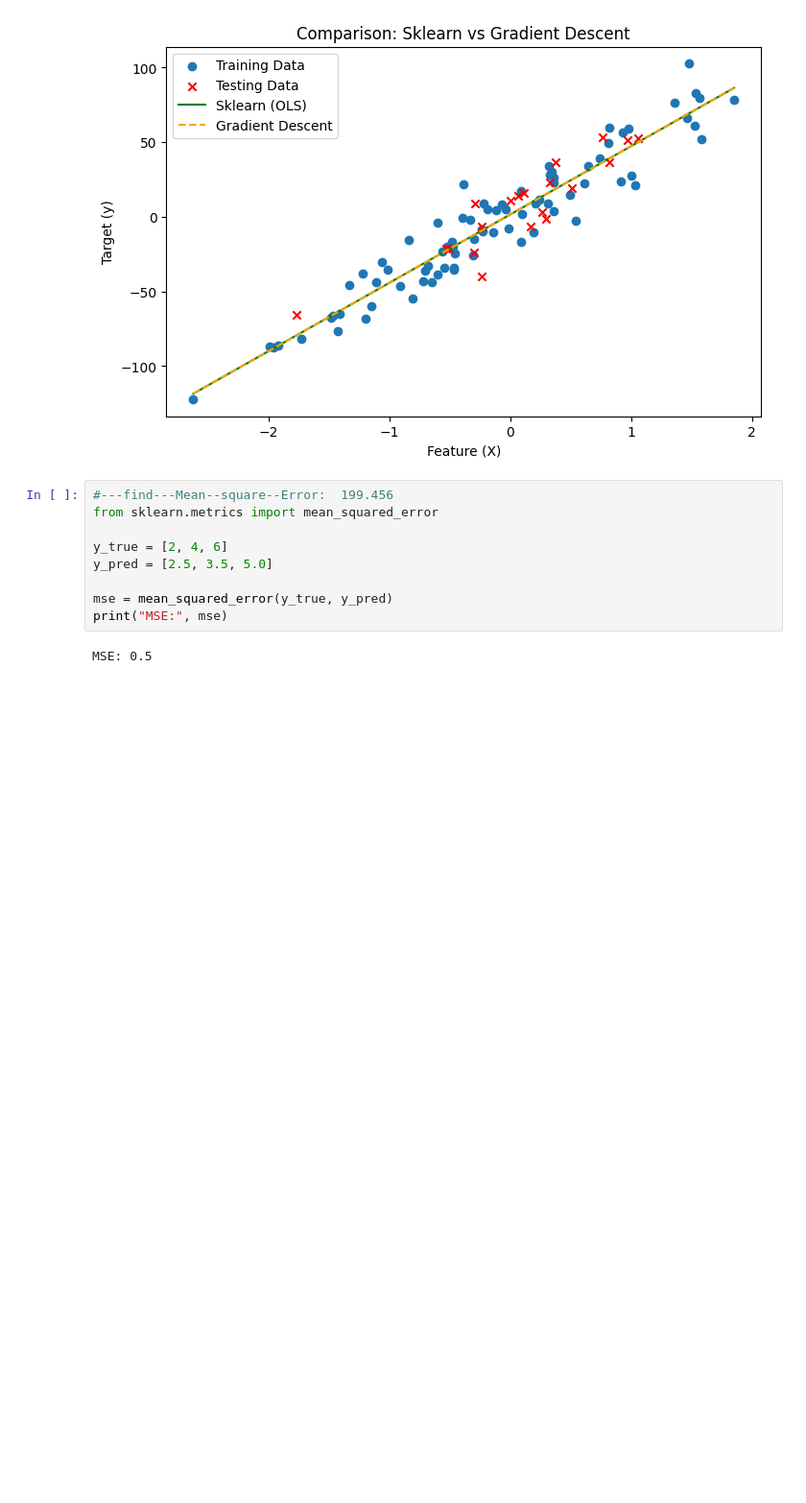
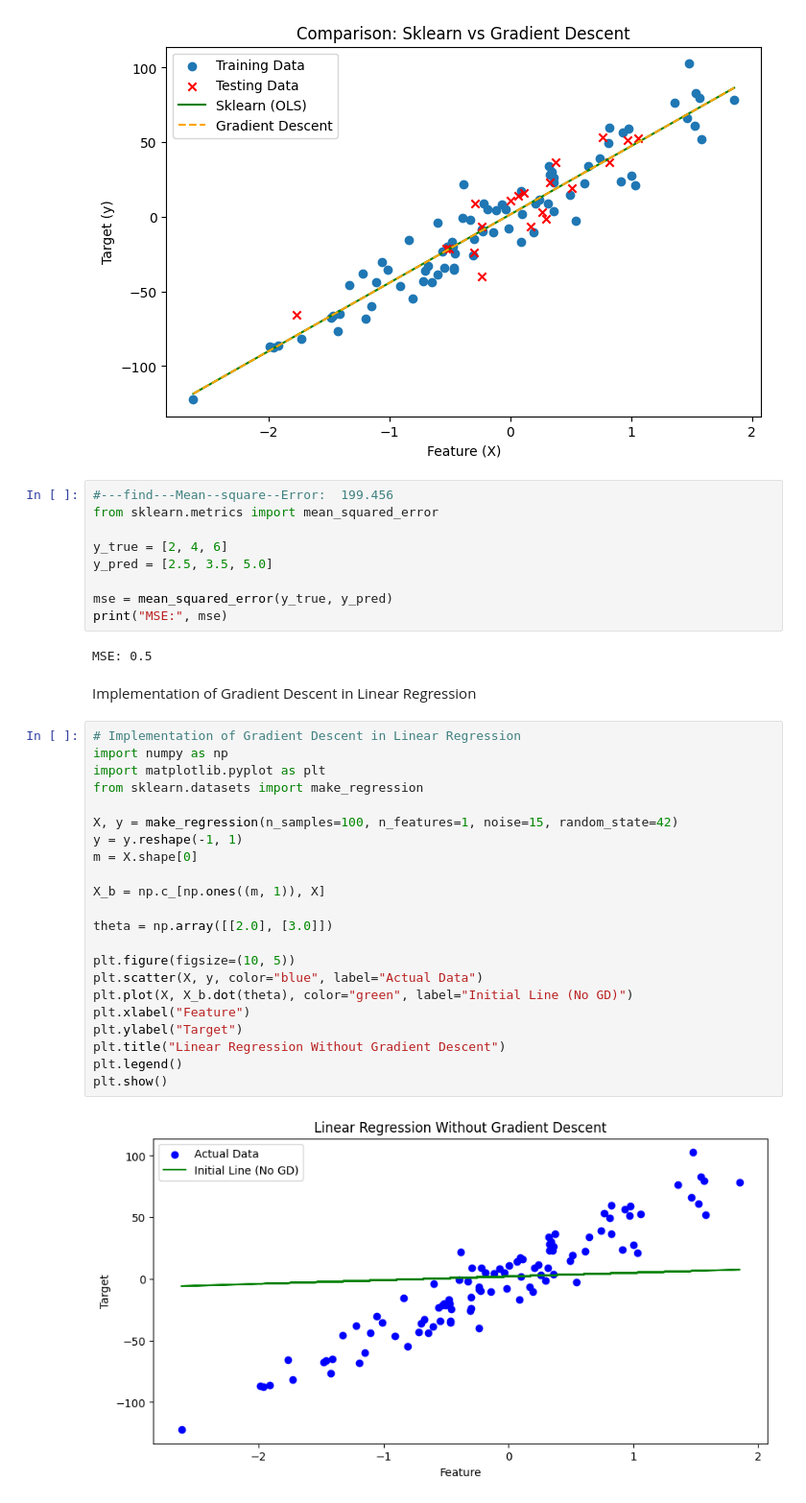
Before and after one commit to israr-ai/machine_learning, a Jupyter notebook: 01_lenear-regression.ipynb, the cells around one changed output. Shown at 96% size. Cells and saved outputs as stored; diff of their text form; blank space fills up the shorter version.

```diff
--- a/01_lenear-regression.ipynb
+++ b/01_lenear-regression.ipynb
@@ -177,3 +176,29 @@ mse = mean_squared_error(y_true, y_pred)
 print("MSE:", mse)
 # %% [output]
 MSE: 0.5
+# %% [markdown]
+Implementation of Gradient Descent in Linear Regression
+# %%
+# Implementation of Gradient Descent in Linear Regression
+import numpy as np
+import matplotlib.pyplot as plt
+from sklearn.datasets import make_regression
+
+X, y = make_regression(n_samples=100, n_features=1, noise=15, random_state=42)
+y = y.reshape(-1, 1)
+m = X.shape[0]
+
+X_b = np.c_[np.ones((m, 1)), X]
+
+theta = np.array([[2.0], [3.0]])
+
+plt.figure(figsize=(10, 5))
+plt.scatter(X, y, color="blue", label="Actual Data")
+plt.plot(X, X_b.dot(theta), color="green", label="Initial Line (No GD)")
+plt.xlabel("Feature")
+plt.ylabel("Target")
+plt.title("Linear Regression Without Gradient Descent")
+plt.legend()
+plt.show()
+# %% [output]
+[figure, added]
```
Also changed, not shown: parts of 10 cells of this notebook, 2 other files.
